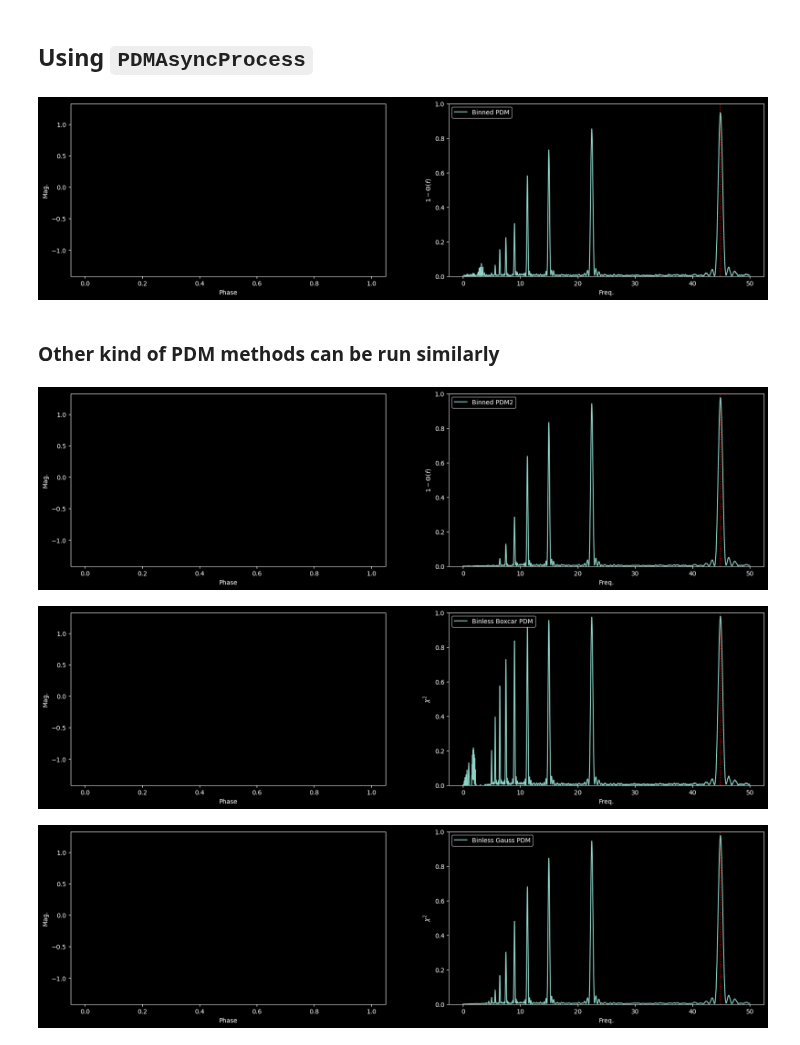
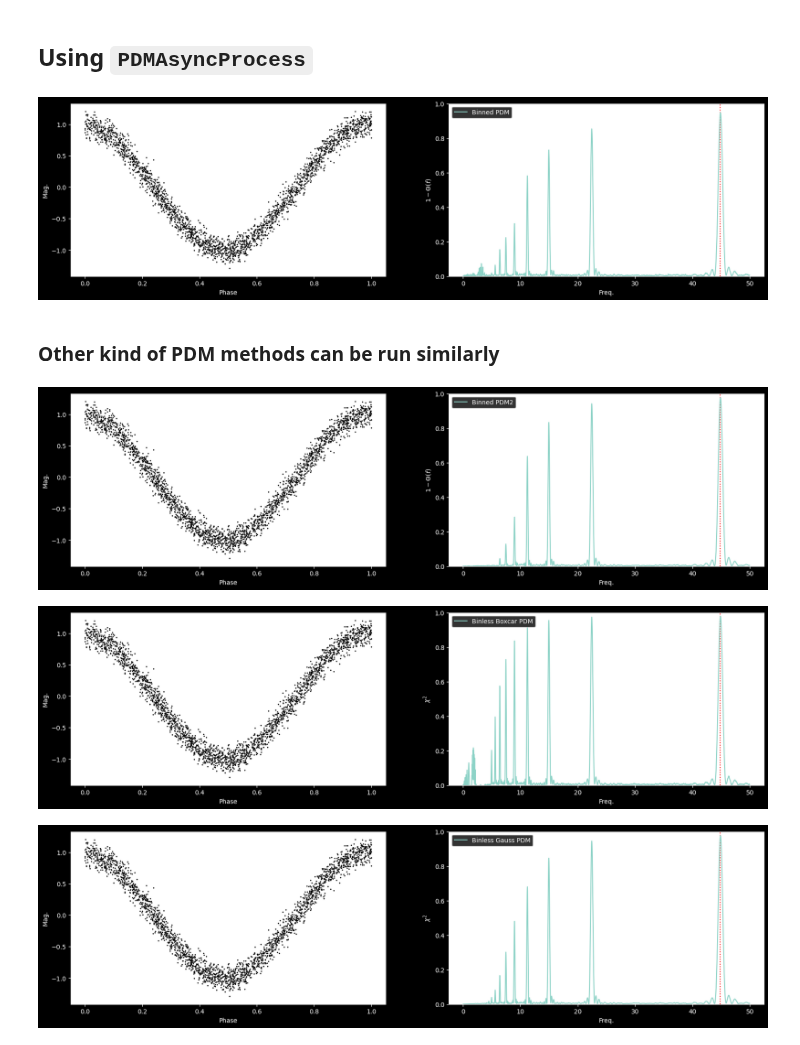
Before and after one commit to johnh2o2/cuvarbase, a Jupyter notebook: notebooks/Phase Dispersion Minimization.ipynb, the cells around one changed output. Saved outputs shown, nothing was run; the diff lists cells and outputs as text; code cells hidden in the pictures.

Commit message:
Set face color to white in PDM notebook example

```diff
--- a/notebooks/Phase Dispersion Minimization.ipynb
+++ b/notebooks/Phase Dispersion Minimization.ipynb
@@ -104,16 +104,18 @@ f, (axlc, axlsp) = plt.subplots(1, 2, figsize=(20, 5))
 axlc.scatter((t * f0) % 1.0, y, c='k', s=1)
 axlc.set_xlabel('Phase')
 axlc.set_ylabel('Mag.')
+axlc.set_facecolor("white")
 
 axlsp.plot(freqs, pow_gpu, alpha=1, label='Binned PDM')
 axlsp.axvline(f0, ls=':', color='r',zorder=0)
 axlsp.set_xlabel('Freq.')
 axlsp.set_ylabel('$1-\Theta(f)$')
 axlsp.set_ylim(0,1)
+axlsp.set_facecolor("white")
 axlsp.legend(loc='best')
 plt.show()
 # %% [output]
-[figure, old version]
+[figure, new version]
 # %% [markdown]
 ### Other kind of PDM methods can be run similarly
 # %%
@@ -143,12 +145,14 @@ f, (axlc, axlsp) = plt.subplots(1, 2, figsize=(20, 5))
 axlc.scatter((t * f0) % 1.0, y, c='k', s=1)
 axlc.set_xlabel('Phase')
 axlc.set_ylabel('Mag.')
+axlc.set_facecolor("white")
 
 axlsp.plot(freqs, pow_gpu, alpha=1, label='Binned PDM2')
 axlsp.axvline(f0, ls=':', color='r',zorder=0)
 axlsp.set_xlabel('Freq.')
 axlsp.set_ylabel('$1-\Theta(f)$')
 axlsp.set_ylim(0,1)
+axlsp.set_facecolor("white")
 axlsp.legend(loc='best')
 plt.show()
 
@@ -178,12 +182,14 @@ f, (axlc, axlsp) = plt.subplots(1, 2, figsize=(20, 5))
 axlc.scatter((t * f0) % 1.0, y, c='k', s=1)
 axlc.set_xlabel('Phase')
 axlc.set_ylabel('Mag.')
+axlc.set_facecolor("white")
 
 axlsp.plot(freqs, pow_gpu, alpha=1, label='Binless Boxcar PDM')
 axlsp.axvline(f0, ls=':', color='r',zorder=0)
 axlsp.set_xlabel('Freq.')
 axlsp.set_ylabel('$\chi^2$')
 axlsp.set_ylim(0,1)
+axlsp.set_facecolor("white")
 axlsp.legend(loc='best')
 plt.show()
 
@@ -195,33 +201,35 @@ dphi = 0.05
 # Initialize process
 pdm_proc = PDMAsyncProcess()
 
 # Run PDM
 results = pdm_proc.run([(t, y, err)], kind=kind, nbins=nbins,
 					   nyquist_factor=1,
 					   samples_per_peak=50,
 					   maximum_frequency=maxfreq)
 
 # Finish process
 pdm_proc.finish()
 
 # Parse the results
 freqs = results[0][0]
 pow_gpu = results[0][1]
 
 # Plot
 f, (axlc, axlsp) = plt.subplots(1, 2, figsize=(20, 5))
 axlc.scatter((t * f0) % 1.0, y, c='k', s=1)
 axlc.set_xlabel('Phase')
 axlc.set_ylabel('Mag.')
+axlc.set_facecolor("white")
 
 axlsp.plot(freqs, pow_gpu, alpha=1, label='Binless Gauss PDM')
 axlsp.axvline(f0, ls=':', color='r',zorder=0)
 axlsp.set_xlabel('Freq.')
 axlsp.set_ylabel('$\chi^2$')
 axlsp.set_ylim(0,1)
+axlsp.set_facecolor("white")
 axlsp.legend(loc='best')
 plt.show()
 # %% [output]
-[figure, old version]
+[figure, new version]
-[figure, old version]
+[figure, new version]
-[figure, old version]
+[figure, new version]
```
